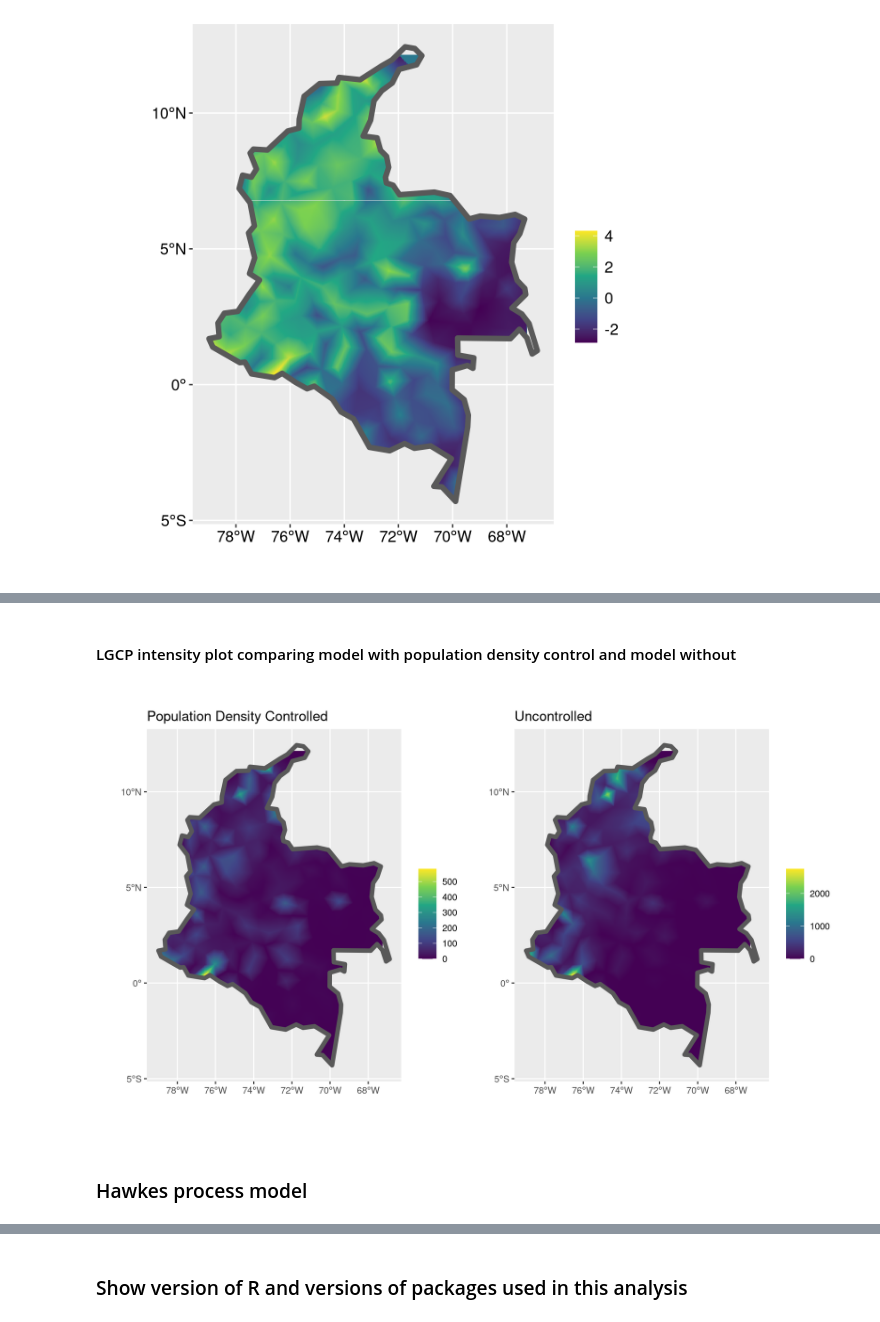
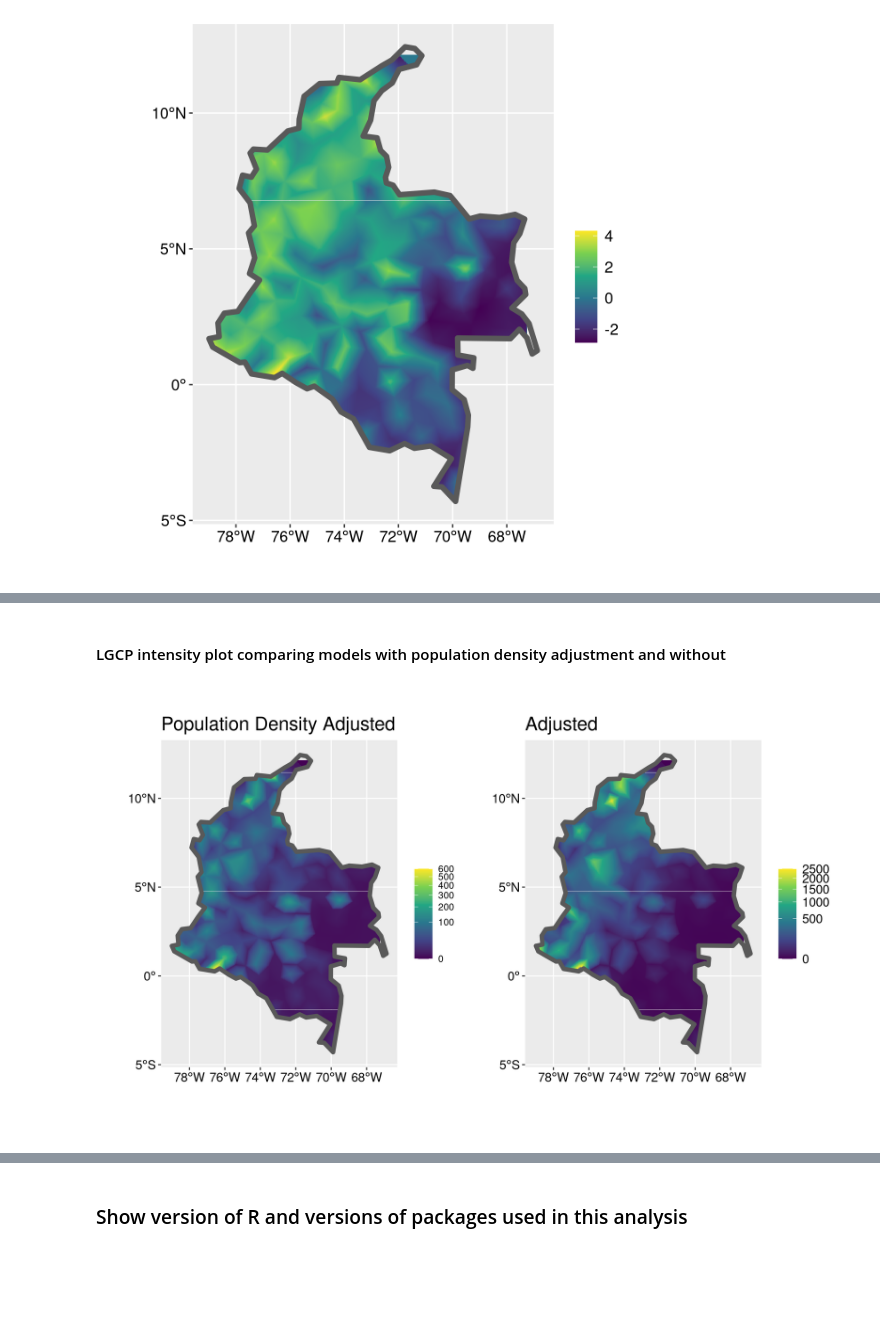
Before and after one commit to ElisavetPappa/col-conflict-sv, a Jupyter notebook: Pappa_et_al_EntireConflict.ipynb, the cells around one changed output, grey strips where cells are left out. Cells and saved outputs as stored; diff of their text form; code cells hidden in the pictures; blank space fills up the shorter version.

```diff
--- a/Pappa_et_al_EntireConflict.ipynb
+++ b/Pappa_et_al_EntireConflict.ipynb
@@ -59,9 +59,6 @@ set.seed(7550822)
 # %% [markdown]
 ### Import conflict event data files
 # %%
-# Path to data files
-data_path <- "/Users/elisavetpappa/Dropbox/Mac/Desktop/Publications/Armed_Conflict/Cento_National_Data/Victimas"
-data_path <- "/home/main/Dropbox/Studies/PAPSIVI_Paper3/LGCP Modelling/Data"
 
 # Define the list of required columns
 required_columns <- c("ID Caso", "Código DANE de Municipio", "Municipio", "Departamento",
@@ -166,7 +163,7 @@ combined_data$Date <- as.POSIXct(combined_data$DateString, format = "%Y-%m-%d",
 
 # Recode violence event types
 combined_data <- combined_data %>%
-  plyr::mutate(EventType = case_when(
+  dplyr::mutate(EventType = case_when(
     source_file == "VictimasAB_202409.xlsx" ~ "AB", # Acciones Bélicas
     source_file == "VictimasAP_202409.xlsx" ~ "AP", # Ataques Poblaciones
     source_file == "VictimasAS_202409.xlsx" ~ "AS", # Asesinatos selectivos
@@ -479,14 +496,18 @@ stdev        1.783      0.152
 # %%
 lambda_plot_with_cov <- show_lambda(fit_with_covariate, smesh, sf = colombia, clip = TRUE)
 
-lambda_plot_with_cov +
-  #scale_fill_viridis_c(option = "plasma") +
+lambda_plot_with_cov <- lambda_plot_with_cov +
+  #scale_fill_viridis_c(option = "viridis", trans = "sqrt", limits = c(0, 2500)) +
+  scale_fill_viridis_c(option = "viridis", trans = "sqrt", limits = c(0, 600)) +
   theme(text = element_text(size = 14, color = "black"),
         axis.title = element_text(size = 16, color = "black"),
         axis.text = element_text(size = 12, color = "black"),
         plot.title = element_text(size = 18, color = "black"),
-        legend.text = element_text(size = 12, color = "black"),
+        legend.text = element_text(size = 9, color = "black"),
         legend.title = element_text(size = 14, color = "black"))
+
+lambda_plot_with_cov
+ggsave(paste0(output_dir, "Figure2A_lgcp_cov.png"), width = 6, height = 6, dpi = 300)
 # %% [output]
 although coordinates are longitude/latitude, st_intersects assumes that they
 are planar
@@ -563,14 +597,19 @@ stdev        2.323      0.215
 # %%
 lambda_plot <- show_lambda(fit, smesh, sf = colombia, clip = TRUE)
 
-lambda_plot +
-  #scale_fill_viridis_c(option = "plasma") +
+lambda_plot <- lambda_plot +
+  scale_fill_viridis_c(option = "viridis", trans = "sqrt", limits = c(0, 2500)) +
   theme(text = element_text(size = 14, color = "black"),
         axis.title = element_text(size = 16, color = "black"),
         axis.text = element_text(size = 12, color = "black"),
         plot.title = element_text(size = 18, color = "black"),
         legend.text = element_text(size = 12, color = "black"),
         legend.title = element_text(size = 14, color = "black"))
+
+lambda_plot
+
+# Save figure to output directory
+ggsave(paste0(output_dir, "FigureS2A_lgcp_unadj.png"), width = 6, height = 6, dpi = 300)
 # %% [output]
 although coordinates are longitude/latitude, st_intersects assumes that they
 are planar
@@ -584,15 +625,13 @@ Coordinate system already present.
 # %% [markdown]
-#### LGCP intensity plot comparing model with population density control and model without
+#### LGCP intensity plot comparing models with population density adjustment and without
 # %%
 comparison_plot <- lambda_plot_with_cov +
-  labs(title = "Population Density Controlled") +
+  labs(title = "Population Density Adjusted") +
   lambda_plot +
-  labs(title = "Uncontrolled")
+  labs(title = "Adjusted")
 
 # Set image size
 options(repr.plot.width=10, repr.plot.height=6, repr.plot.res = 210)
-print(comparison_plot)
+comparison_plot
 # %% [output]
-[figure, old version]
+[figure, new version]
-# %% [markdown]
-### Hawkes process model
```
Also changed, not shown: parts of 59 cells of this notebook, 1 other file.
